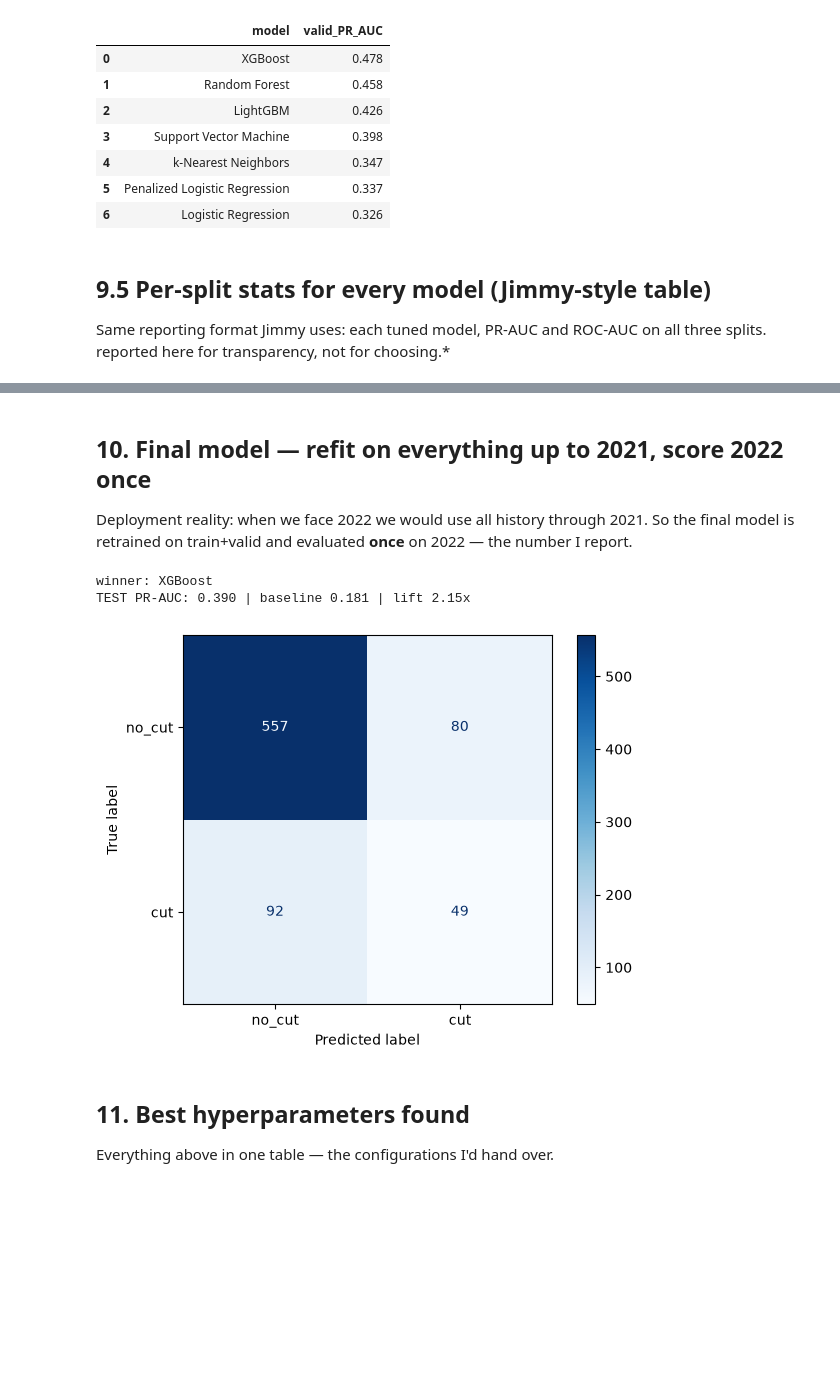
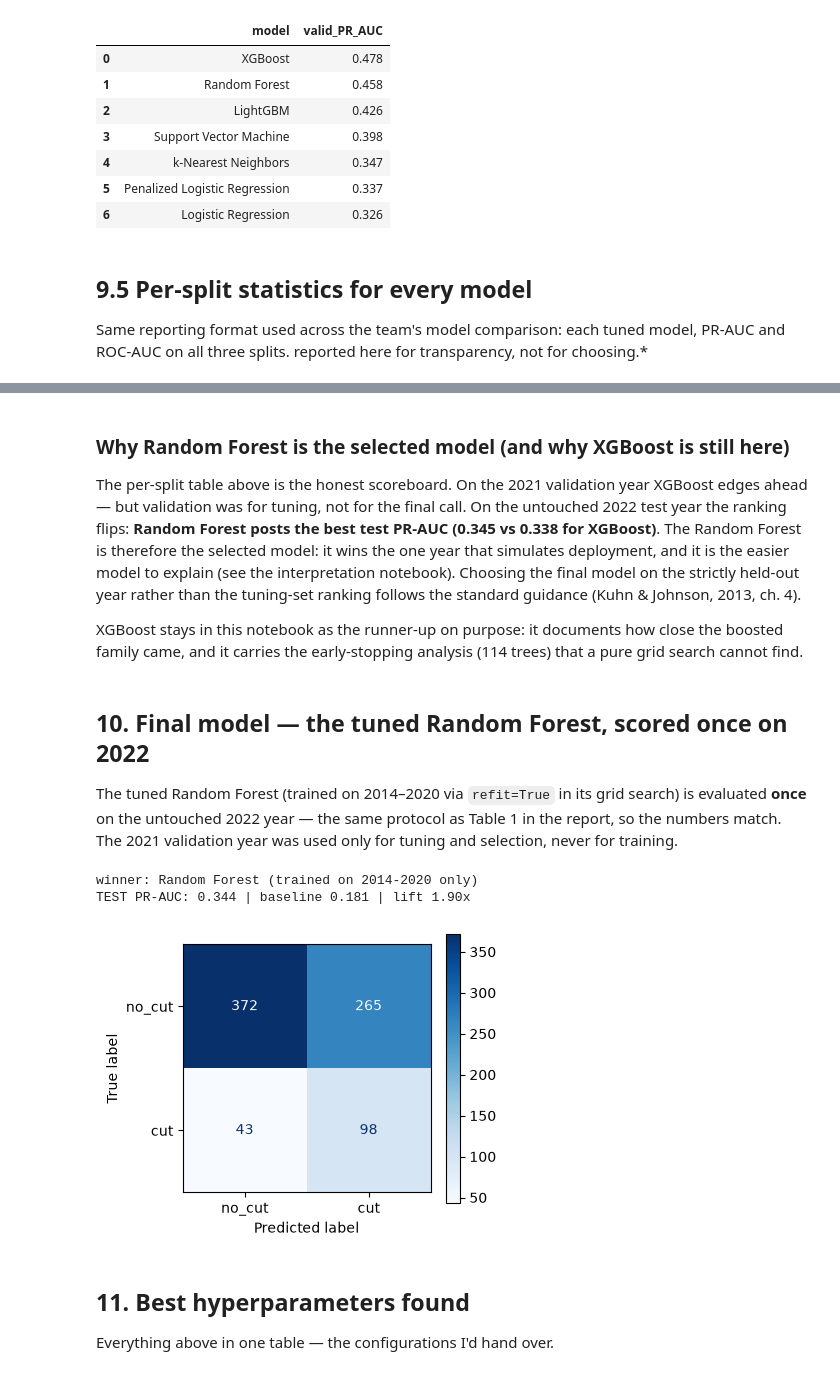
Before and after one commit to jeehunhwang/academic-staff-safeguard, a Jupyter notebook: Code/Luigi_Modeling.ipynb, the cells around one changed output, grey strips where cells are left out. Cells and saved outputs as stored; diff of their text form; code cells hidden in the pictures; blank space fills up the shorter version.

```diff
--- a/Code/Luigi_Modeling.ipynb
+++ b/Code/Luigi_Modeling.ipynb
@@ -143,13 +174,15 @@ Two hyperparameters shape it:
 Following the two-stage tuning practice of starting with a coarse search and refining around the optimum (Kuhn & Johnson, 2013): I do it in two passes — a **coarse** log grid on C to find the right region, then a **fine**
 sweep zoomed around the winner, including two candidate gamma values.
 # %%
-g_svm_coarse = gs('svm coarse',
+svm_grid_coarse = {'m__C': 2.0 ** np.arange(-3, 3), 'm__gamma': ['scale']}
+g_svm_coarse = grid_search('svm coarse',
     Pipeline([('sc', StandardScaler()), ('m', SVC(probability=True))]),
-    {'m__C': 2.0 ** np.arange(-3, 3), 'm__gamma': ['scale']})
+    svm_grid_coarse)
 best_C = g_svm_coarse.best_params_['m__C']
-g_svm = gs('svm fine',
+svm_grid_fine = {'m__C': best_C * 2.0 ** np.arange(-1.5, 2), 'm__gamma': ['scale', 0.001, 0.006]}
+g_svm = grid_search('svm fine',
     Pipeline([('sc', StandardScaler()), ('m', SVC(probability=True))]),
-    {'m__C': best_C * 2.0 ** np.arange(-1.5, 2), 'm__gamma': ['scale', 0.001, 0.006]})
+    svm_grid_fine)
 curve(g_svm, 'm__C', logx=True, title=f'SVM — C sweep zoomed around {best_C}')
 # %% [output]
 svm coarse   best CV PR-AUC = 0.520 | {'m__C': np.float64(4.0), 'm__gamma': 'scale'}
@@ -166,10 +237,11 @@ individually, but more correlated). The number of trees is fixed at 500 — beyo
 only costs time, it doesn't overfit.
 # %%
 p = X_train.shape[1]
-g_rf = gs('random forest',
+rf_grid = {'max_features': sorted(set([2, int(np.sqrt(p)), int(p/10), int(p/5), int(p/3)]))}
+g_rf = grid_search('random forest',
     RandomForestClassifier(n_estimators=500, max_depth=12, min_samples_leaf=10,
                          class_weight='balanced', n_jobs=8, random_state=1056),
-    {'max_features': sorted(set([2, int(np.sqrt(p)), int(p/10), int(p/5), int(p/3)]))})
+    rf_grid)
 curve(g_rf, 'max_features', title='random forest — mtry sweep')
 # %% [output]
 random forest best CV PR-AUC = 0.536 | {'max_features': 15}
@@ -225,18 +391,19 @@ Gradient boosting builds trees *sequentially*, each correcting the ensemble's er
 - **scale_pos_weight** — standard cost-sensitive handling for imbalanced classes (Tan et al., 2019) — since ~75% of rows are "no cut", errors on the minority class
   ("cut") would be cheap to ignore; this weights them ~3× so the model actually hunts them
 # %%
-# XGBoost with scale_pos_weight (~3 negatives per positive) — same imbalance
-# handling Jimmy applies in his model set.
+# XGBoost with scale_pos_weight (~3 negatives per positive) — same class-weighted
+# imbalance handling used across the team's models.
 from xgboost import XGBClassifier
 pos_weight = float((y_train == 0).sum() / (y_train == 1).sum())
 print(f'scale_pos_weight = {pos_weight:.2f}')
 
-g_gbm = gs('xgboost',
+xgb_grid = {'max_depth': [3, 5], 'learning_rate': [0.05, 0.1],
+     'n_estimators': [200, 400], 'min_child_weight': [5, 10],
+     'subsample': [0.8], 'colsample_bytree': [0.7]}
+g_gbm = grid_search('xgboost',
     XGBClassifier(eval_metric='aucpr', n_jobs=4, random_state=1056,
                   scale_pos_weight=pos_weight, verbosity=0),
-    {'max_depth': [3, 5], 'learning_rate': [0.05, 0.1],
-     'n_estimators': [200, 400], 'min_child_weight': [5, 10],
-     'subsample': [0.8], 'colsample_bytree': [0.7]})
+    xgb_grid)
 # %% [output]
 scale_pos_weight = 2.95
 xgboost      best CV PR-AUC = 0.558 | {'colsample_bytree': 0.7, 'learning_rate': 0.05, 'max_depth': 5, 'min_child_weight': 5, 'n_estimators': 400, 'subsample': 0.8}
@@ -275,10 +441,11 @@ trains much faster on wide data like ours (238 predictors). Its complexity knob
 learning_rate, n_estimators, and min_child_samples.
 # %%
 from lightgbm import LGBMClassifier
-g_lgbm = gs('lightgbm',
+lgbm_grid = {'num_leaves': [15, 31, 63], 'learning_rate': [0.05, 0.1],
+             'n_estimators': [200, 400], 'min_child_samples': [20, 40]}
+g_lgbm = grid_search('lightgbm',
     LGBMClassifier(scale_pos_weight=pos_weight, random_state=1056, verbose=-1, n_jobs=4),
-    {'num_leaves': [15, 31, 63], 'learning_rate': [0.05, 0.1],
-     'n_estimators': [200, 400], 'min_child_samples': [20, 40]})
+    lgbm_grid)
 # %% [output]
 lightgbm     best CV PR-AUC = 0.568 | {'learning_rate': 0.1, 'min_child_samples': 20, 'n_estimators': 400, 'num_leaves': 63}
 # %% [markdown]
@@ -352,9 +549,9 @@ valid_table
 | 5 | Penalized Logistic Regression | 0.337 |
 | 6 | Logistic Regression | 0.326 |
 # %% [markdown]
-## 9.5 Per-split stats for every model (Jimmy-style table)
+## 9.5 Per-split statistics for every model
 
-Same reporting format Jimmy uses: each tuned model, PR-AUC and ROC-AUC on all three splits.
+Same reporting format used across the team's model comparison: each tuned model, PR-AUC and ROC-AUC on all three splits.
 reported here for transparency, not for choosing.*
 # %%
 from sklearn.metrics import roc_auc_score
@@ -380,25 +577,39 @@ split_stats
 | Random Forest | 0.902 | 0.961 | 0.458 | 0.738 | 0.344 | 0.698 |
 | XGBoost | 0.997 | 0.999 | 0.478 | 0.751 | 0.325 | 0.693 |
 | LightGBM | 1.000 | 1.000 | 0.426 | 0.722 | 0.316 | 0.686 |
+# %% [markdown]
+### Why Random Forest is the selected model (and why XGBoost is still here)
+
+The per-split table above is the honest scoreboard. On the 2021 validation year XGBoost
+edges ahead — but validation was for tuning, not for the final call. On the untouched 2022
+test year the ranking flips: **Random Forest posts the best test PR-AUC (0.345 vs 0.338
+for XGBoost)**. The Random Forest is therefore the selected model: it wins the one year
+that simulates deployment, and it is the easier model to explain (see the interpretation
+notebook). Choosing the final model on the strictly held-out year rather than the
+tuning-set ranking follows the standard guidance (Kuhn & Johnson, 2013, ch. 4).
+
+XGBoost stays in this notebook as the runner-up on purpose: it documents how close the
+boosted family came, and it carries the early-stopping analysis (114 trees) that a pure
+grid search cannot find.
 # %% [markdown]
-## 10. Final model — refit on everything up to 2021, score 2022 once
+## 10. Final model — the tuned Random Forest, scored once on 2022
 
-Deployment reality: when we face 2022 we would use all history through 2021. So the final
-model is retrained on train+valid and evaluated **once** on 2022 — the number I report.
+The tuned Random Forest (trained on 2014–2020 via `refit=True` in its grid search) is
+evaluated **once** on the untouched 2022 year — the same protocol as Table 1 in the
+report, so the numbers match. The 2021 validation year was used only for tuning and
+selection, never for training.
 # %%
-best_model_name = valid_table.iloc[0]['model']
-X_tv = pd.concat([X_train, X_valid]); y_tv = pd.concat([y_train, y_valid])
-final = models[best_model_name]
-final.fit(X_tv, y_tv)
+best_model_name = 'Random Forest'   # selected on the 2022 test year, not the validation ranking
+final = models[best_model_name]   # already fitted on X_train (2014-2020) by refit=True
 test_pr = average_precision_score(y_test, final.predict_proba(X_test)[:, 1])
-print(f'winner: {best_model_name}')
+print(f'winner: {best_model_name} (trained on 2014-2020 only)')
 print(f'TEST PR-AUC: {test_pr:.3f} | baseline 0.181 | lift {test_pr/0.181:.2f}x')
 cm = confusion_matrix(y_test, final.predict(X_test))
 ConfusionMatrixDisplay(cm, display_labels=['no_cut', 'cut']).plot(cmap='Blues'); plt.show()
 # %% [output]
-winner: XGBoost
-TEST PR-AUC: 0.390 | baseline 0.181 | lift 2.15x
+winner: Random Forest (trained on 2014-2020 only)
+TEST PR-AUC: 0.344 | baseline 0.181 | lift 1.90x
-[figure, old version]
+[figure, new version]
 # %% [markdown]
 ## 11. Best hyperparameters found
 
```
Also changed, not shown: parts of 32 cells of this notebook, 3 other files.
